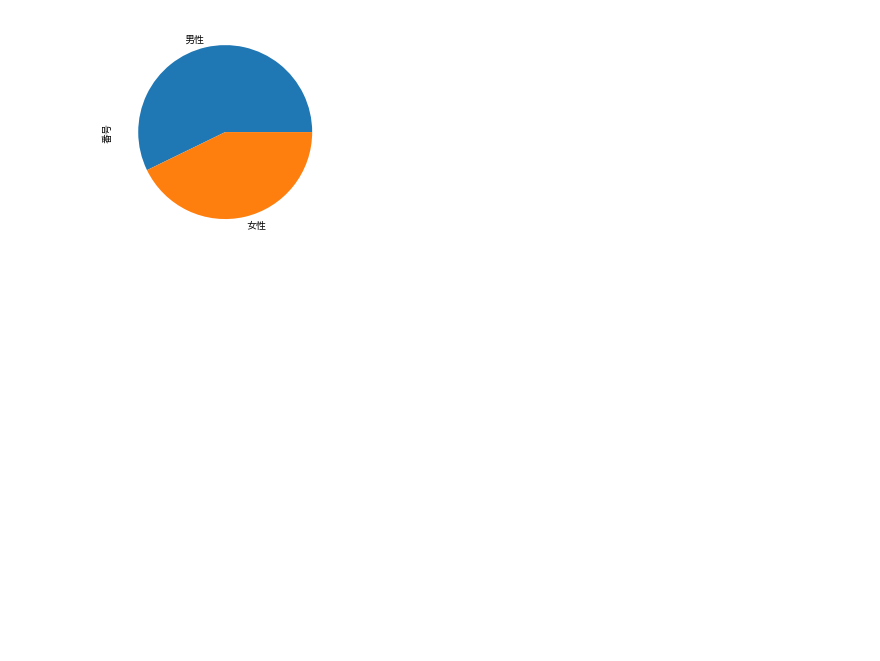
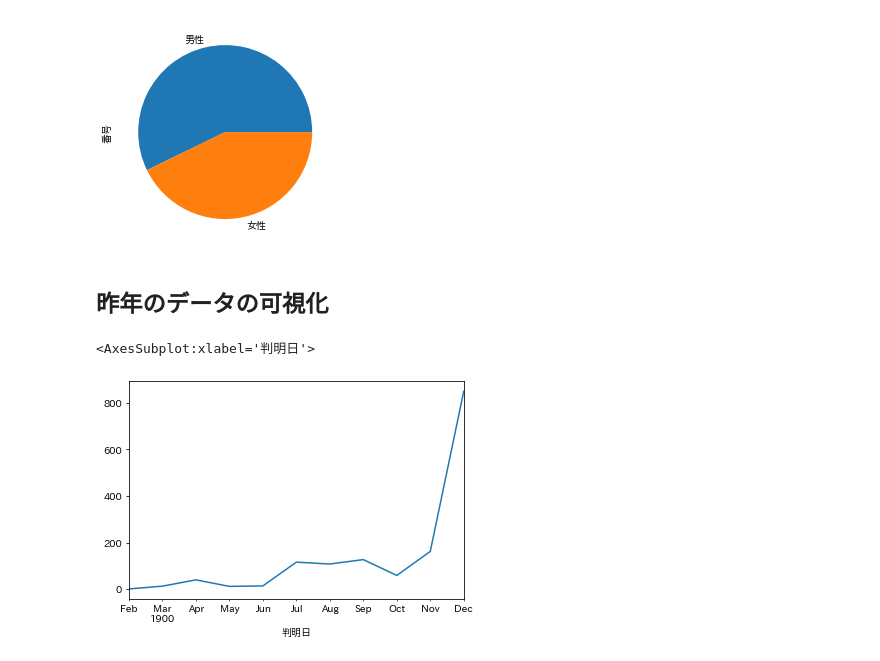
Before and after one commit to S-mishina/corona-bunseki, a Jupyter notebook: COVID.ipynb, the cells around one changed output. Saved outputs shown, nothing was run; the diff lists cells and outputs as text; code cells hidden in the pictures; blank space fills up the shorter version.

```diff
--- a/COVID.ipynb
+++ b/COVID.ipynb
@@ -273,3 +249,10 @@ corona_sei.plot.pie(subplots=True)
 # %% [output]
 array([<AxesSubplot:ylabel='番号'>], dtype=object)
 [figure]
+# %% [markdown]
+<h2>昨年のデータの可視化</h2>
+# %%
+corona1.groupby(pandas.Grouper(key='判明日', freq='M')).count()['day'].plot()
+# %% [output]
+<AxesSubplot:xlabel='判明日'>
+[figure, added]
```
Also changed, not shown: parts of 8 cells of this notebook, 1 other file.
